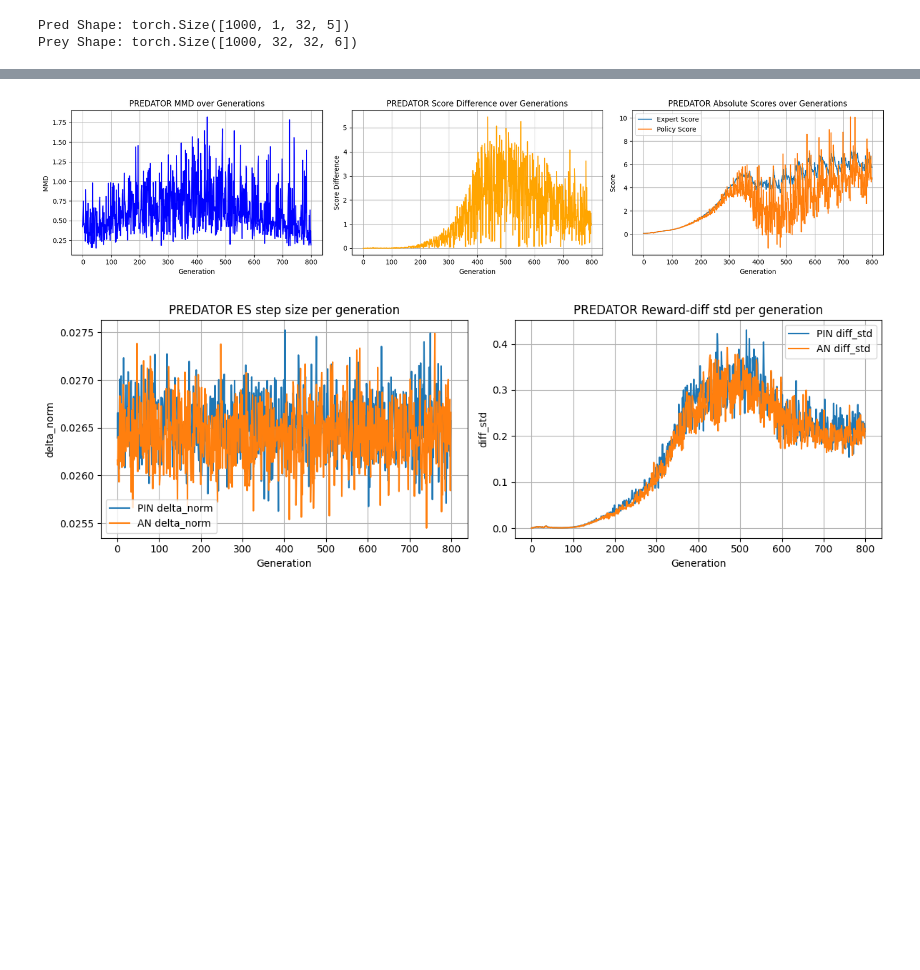
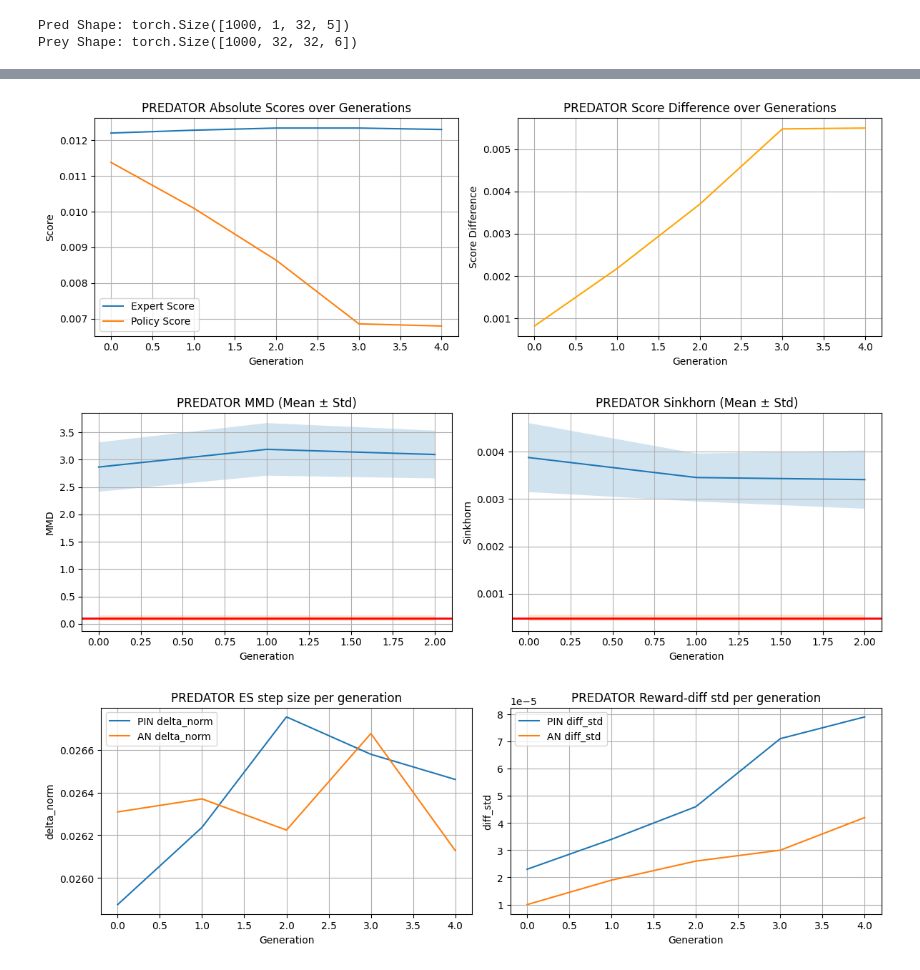
Before and after one commit to wirthy21/Master-Thesis, a Jupyter notebook: notebooks - gail_testing/1.4 GAIL - Sequence Predator-Prey.ipynb, the cells around one changed output, grey strips where cells are left out. Saved outputs shown, nothing was run; the diff lists cells and outputs as text; code cells hidden in the pictures; blank space fills up the shorter version.

Commit message:
Update Sequence PredPrey

```diff
--- a/notebooks - gail_testing/1.4 GAIL - Sequence Predator-Prey.ipynb
+++ b/notebooks - gail_testing/1.4 GAIL - Sequence Predator-Prey.ipynb
@@ -410,12 +483,12 @@ epoch 1500: loss=14.776331 sim=0.1475 std=0.4883 cov=0.7530 std_mean=0.756
 Predator Encoder trained & frozen.
 # %%
 prey_policy = ModularPolicy(features=5).to(device)
-pretrain_policy(prey_policy, "prey", expert_data=exp_prey_tensor, batch_size=4048, epochs=300, lr=1e-3, deterministic=deterministic, device=device)
+pretrain_policy(prey_policy, "prey", expert_data=exp_prey_tensor, batch_size=4048, epochs=5, lr=1e-3, deterministic=deterministic, device=device)
 ema_prey = EMA(prey_policy, beta=0.9999, update_after_step=10, update_every=5, allow_different_devices=True)
 print("Prey Policy pretrained.\n")
 
 pred_policy = ModularPolicy(features=4).to(device)
-pretrain_policy(pred_policy, "predator", expert_data=exp_pred_tensor, batch_size=4048, epochs=300, lr=1e-3, deterministic=deterministic, device=device)
+pretrain_policy(pred_policy, "predator", expert_data=exp_pred_tensor, batch_size=4048, epochs=5, lr=1e-3, deterministic=deterministic, device=device)
 ema_pred = EMA(pred_policy, beta=0.9999, update_after_step=10, update_every=5, allow_different_devices=True)
 print("Predator Policy pretrained.\n")
 # %% [output]
@@ -432,8 +507,10 @@ pred_mmd_loss = MMDLoss(encoder=pred_encoder, role="predator").to(device)
 pred_discriminator = Discriminator(encoder=pred_encoder, role="predator", z_dim=32).to(device)
 pred_discriminator.set_parameters(init=True)
 optim_disc_pred = torch.optim.RMSprop(pred_discriminator.parameters(), lr=lr_disc, alpha=0.99, eps=1e-08)
+
+sinkhorn_loss = SamplesLoss(loss="sinkhorn", backend="tensorized")
 # %%
-mmd_list = []
+metrics_list = []
 policy_metrics_list = []
 disc_metrics_list = []
 
@@ -476,28 +553,28 @@ for gen in range(num_generations):
     lr_policy *= gamma
     sigma *= gamma
 
-    with torch.no_grad():
-        mmd_prey_metric = prey_mmd_loss.forward(expert_prey_batch, generative_prey_batch)
-        mmd_pred_metric = pred_mmd_loss.forward(expert_pred_batch, generative_pred_batch)
-    mmd_list.append((mmd_prey_metric.item(), mmd_pred_metric.item()))
-
     current_prey_state = ema_prey.ema_model.state_dict()
     current_pred_state = ema_pred.ema_model.state_dict()
 
-    if gen == 0:
-        best_prey = mmd_prey_metric
+    if gen % 2 == 0:
+        metrics = calculate_metrics(pred_policy, prey_policy, init_pool,
+                      pred_encoder, prey_encoder, exp_pred_tensor, exp_prey_tensor,
+                      pred_mmd_loss, prey_mmd_loss, sinkhorn_loss, device="cuda")
+        metrics_list.append(metrics)
+
+        best_prey = metrics["mmd_prey_mean"]
         best_prey_policy_state = {key: value.detach().clone() for key, value in current_prey_state.items()}
 
-        best_pred = mmd_pred_metric
+        best_pred = metrics["mmd_pred_mean"]
         best_pred_policy_state = {key: value.detach().clone() for key, value in current_pred_state.items()}
 
-    if mmd_prey_metric < best_prey:
-        best_prey = mmd_prey_metric
+    if metrics["mmd_prey_mean"] < best_prey:
+        best_prey = metrics["mmd_prey_mean"]
         print(f"New best Prey MMD: {best_prey.item()}\n")
         best_prey_policy_state = {key: value.detach().clone() for key, value in current_prey_state.items()}
 
-    if mmd_pred_metric < best_pred:
-        best_pred = mmd_pred_metric
+    if metrics["mmd_pred_mean"] < best_pred:
+        best_pred = metrics["mmd_pred_mean"]
         print(f"New best Predator MMD: {best_pred.item()}\n")
         best_pred_policy_state = {key: value.detach().clone() for key, value in current_pred_state.items()}
 
@@ -506,12 +583,15 @@ for gen in range(num_generations):
     print(f"[PREY] PIN Network:   {pin_prey_metrics}")
     print(f"[PREY] AN Network:    {an_prey_metrics}")
     print(f"[PREY] Discriminator: {dis_metric_prey}")
-    print(f"[PREY] MMD: {mmd_prey_metric} | Score Diff: {abs(dis_metric_prey['expert_score_mean'] - dis_metric_prey['policy_score_mean'])}")
+    print(f"[PREY] Score Diff: {abs(dis_metric_prey['expert_score_mean'] - dis_metric_prey['policy_score_mean'])}")
+    print(f"[PREY] MMD: {metrics['mmd_prey_mean']:.4f} ± {metrics['mmd_prey_std']:.4f} | Sinkhorn: {metrics['sinkhorn_prey_mean']:.4f} ± {metrics['sinkhorn_prey_std']:.4f}")
     print("--------------------------------")
     print(f"[PRED] PIN Network:   {pin_pred_metrics}")
     print(f"[PRED] AN Network:    {an_pred_metrics}")
     print(f"[PRED] Discriminator: {dis_metric_pred}")
-    print(f"[PRED] MMD: {mmd_pred_metric} | Score Diff: {abs(dis_metric_pred['expert_score_mean'] - dis_metric_pred['policy_score_mean'])}\n")
+    print(f"[PRED] Score Diff: {abs(dis_metric_pred['expert_score_mean'] - dis_metric_pred['policy_score_mean'])}")
+    print(f"[PRED] MMD: {metrics['mmd_pred_mean']:.4f} ± {metrics['mmd_pred_std']:.4f} | Sinkhorn: {metrics['sinkhorn_pred_mean']:.4f} ± {metrics['sinkhorn_pred_std']:.4f}\n")
+
 
 prey_policy.load_state_dict(best_prey_policy_state, strict=True)
 pred_policy.load_state_dict(best_pred_policy_state, strict=True)
@@ -536,6 +616,6 @@ New best Prey MMD: 0.24945378303527832
 <All keys matched successfully>
 # %%
-base_dir = Path(r"..\data\2. Training\training\PredPrey - GAIL")
+base_dir = Path(r"..\data\2. Training\training\SequencePredPrey - GAIL")
 run_dir = base_dir / datetime.now().strftime("%Y.%m.%d_%H.%M")
 run_dir.mkdir(parents=True, exist_ok=True)
 
@@ -630,9 +830,11 @@ plot_es_metrics(policy_metrics_list, role="prey", save_dir=run_dir)
 # %%
-plot_disc_metrics(disc_metrics_list, mmd_list, role="predator", save_dir=run_dir)
+plot_train_metrics(disc_metrics_list, role="predator", save_dir=run_dir)
+plot_eval_metrics(metrics_list, role="predator", mmd_means=mmd_means, mmd_stds=mmd_stds, sinkhorn_means=sinkhorn_means, sinkhorn_stds=sinkhorn_stds, save_dir=run_dir)
 plot_es_metrics(policy_metrics_list, role="predator", save_dir=run_dir)
 # %% [output]
-[figure, old version]
+[figure, new version]
-[figure, old version]
+[figure, new version]
+[figure, added]
 # %%
 '''folder = "2026.01.01_20.09"
 base_dir = Path(r"..\data\2. Training\training\PredPrey - GAIL")
```
Also changed, not shown: parts of 10 cells of this notebook, 2 other files.
